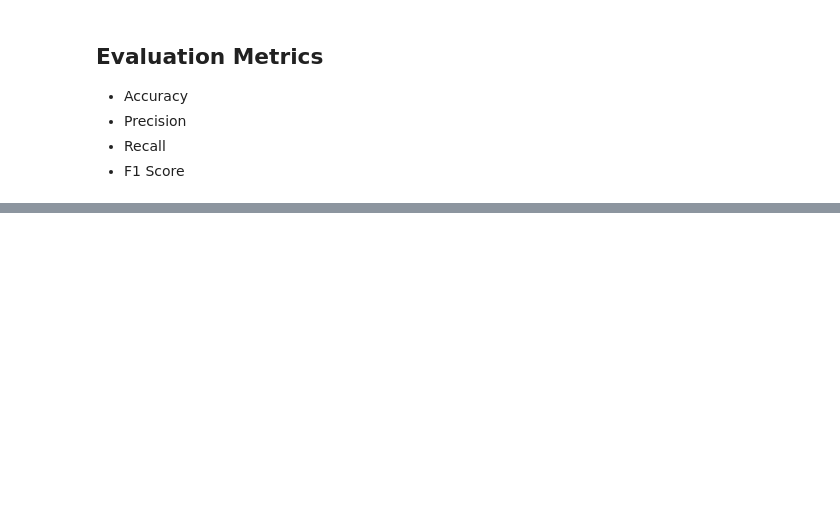
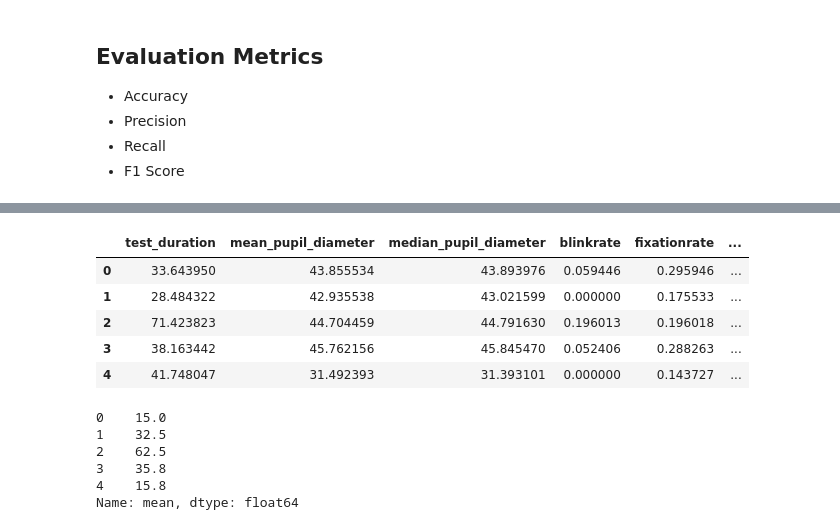
Before and after one commit to HBendig-HSFL/unlocking-minds, a Jupyter notebook: 3_Model/model_definition_evaluation.ipynb, the cells around one changed output, grey strips where cells are left out. Saved outputs shown, nothing was run; the diff lists cells and outputs as text; code cells hidden in the pictures; blank space fills up the shorter version.

```diff
--- a/3_Model/model_definition_evaluation.ipynb
+++ b/3_Model/model_definition_evaluation.ipynb
@@ -532,0 +616,21 @@ As we have seen with the results above, the neural net doesn't perform good at a
+# %%
+# Feature and target variable selection
+X = df.drop(['mean'], axis=1)
+y = df['mean'] # mean is the mean cognitive workload we want to predict
+X.head()
+# %% [output]
+|  | test_duration | mean_pupil_diameter | median_pupil_diameter | blinkrate | fixationrate | ... |
+| 0 | 33.643950 | 43.855534 | 43.893976 | 0.059446 | 0.295946 | ... |
+| 1 | 28.484322 | 42.935538 | 43.021599 | 0.000000 | 0.175533 | ... |
+| 2 | 71.423823 | 44.704459 | 44.791630 | 0.196013 | 0.196018 | ... |
+| 3 | 38.163442 | 45.762156 | 45.845470 | 0.052406 | 0.288263 | ... |
+| 4 | 41.748047 | 31.492393 | 31.393101 | 0.000000 | 0.143727 | ... |
+# %%
+y.head()
+# %% [output]
+0    15.0
+1    32.5
+2    62.5
+3    35.8
+4    15.8
+Name: mean, dtype: float64
```
Also changed, not shown: parts of 36 cells of this notebook, 1 other file.
